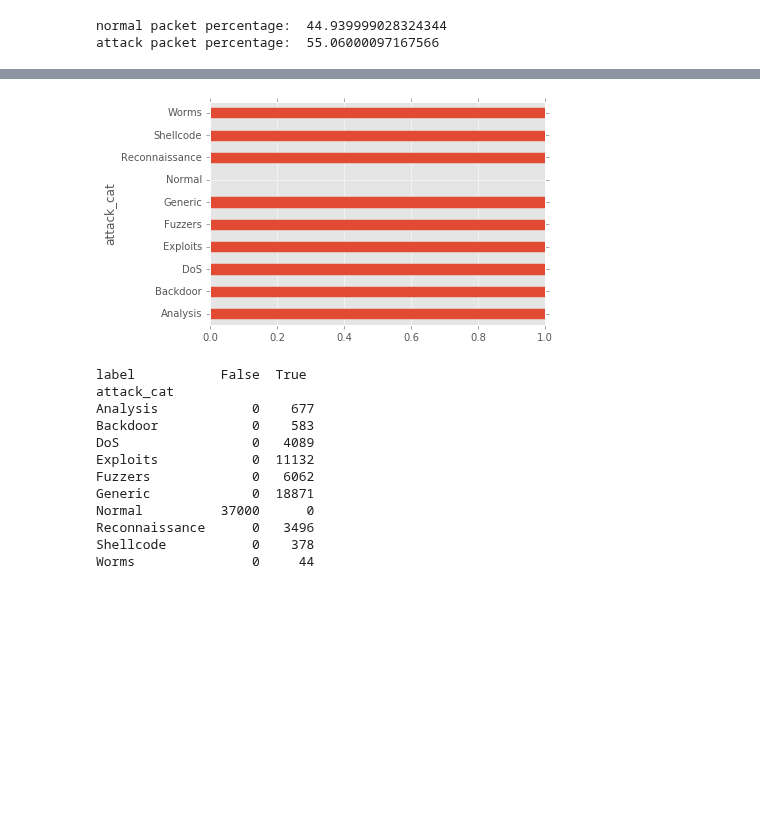
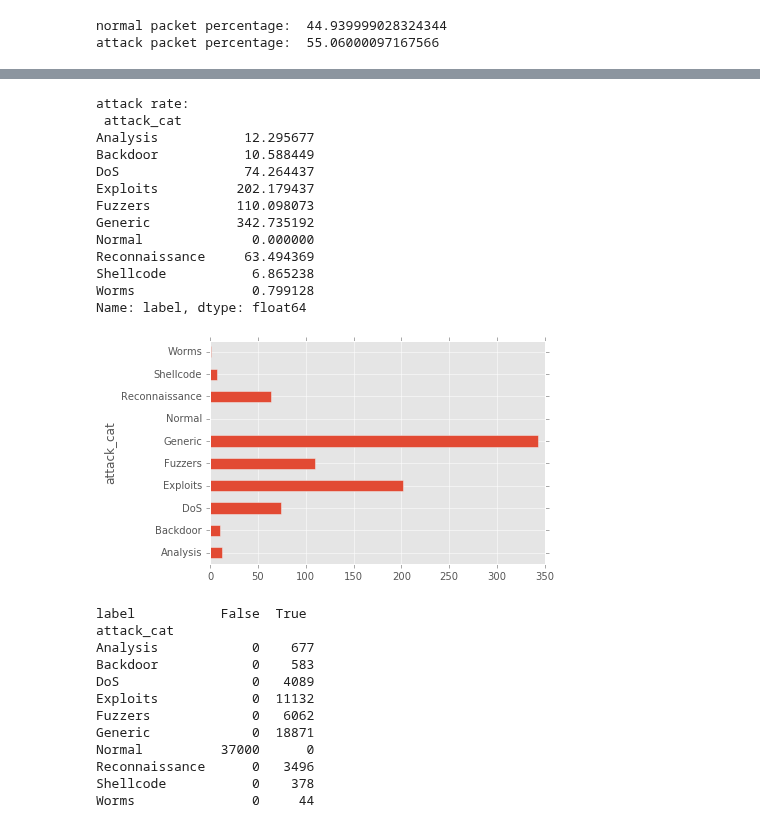
Before and after one commit to Dangerbotz/network_intrusion_detection_system, a Jupyter notebook: randy_detection_system.ipynb, the cells around one changed output, grey strips where cells are left out. Saved outputs shown, nothing was run; the diff lists cells and outputs as text; code cells hidden in the pictures; blank space fills up the shorter version.

```diff
--- a/randy_detection_system.ipynb
+++ b/randy_detection_system.ipynb
@@ -90,11 +90,27 @@ warnings.simplefilter('ignore', DeprecationWarning)
 # %%
 # Start by just plotting what we previsously grouped!
 plt.style.use('ggplot')
 
 df_grouped = df.groupby(by=['attack_cat'])
-attack_rate = df_grouped.label.sum() / df_grouped.label.count()
+attack_rate = df_grouped.label.sum() / attackPacketPercent
+#attack_rate = df_grouped.label.sum() / df_grouped.label.count()
+print ('attack rate: \n', attack_rate)
+
 ax = attack_rate.plot(kind='barh')
 # %% [output]
+attack rate:
+ attack_cat
+Analysis           12.295677
+Backdoor           10.588449
+DoS                74.264437
+Exploits          202.179437
+Fuzzers           110.098073
+Generic           342.735192
+Normal              0.000000
+Reconnaissance     63.494369
+Shellcode           6.865238
+Worms               0.799128
+Name: label, dtype: float64
-[figure, old version]
+[figure, new version]
 # %%
 # the cross tab operator provides an easy way to get these numbers
```
Also changed, not shown: parts of 3 cells of this notebook.
